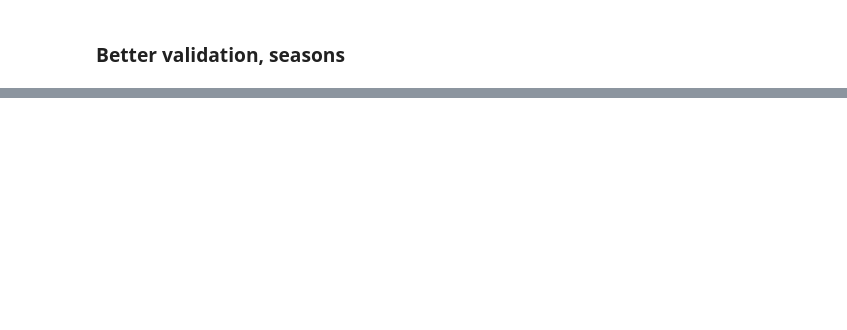
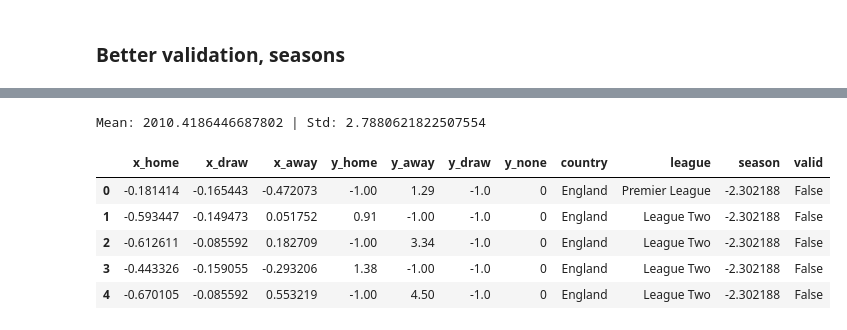
Before and after one commit to omlnaut/betting, a Jupyter notebook: analysis/kaggle.ipynb, the cells around one changed output, grey strips where cells are left out. Saved outputs shown, nothing was run; the diff lists cells and outputs as text; code cells hidden in the pictures; blank space fills up the shorter version.

Commit message:
kaggle dataset:seasons, better validation

```diff
--- a/analysis/kaggle.ipynb
+++ b/analysis/kaggle.ipynb
@@ -151,0 +180,8 @@ The easiest way to get better validation data is to transform the dates into sea
+# %%
+def season_from_row(row):
+    date = row.match_date
+    if date.month<=7:
+        season = date.year-1
+    else:
+        season = date.year
+    return season
@@ -151,0 +192,3 @@ The easiest way to get better validation data is to transform the dates into sea
+# %%
+raw_df['season'] = raw_df.apply(season_from_row, axis=1)
+raw_df.head()
@@ -151,0 +202,26 @@ The easiest way to get better validation data is to transform the dates into sea
+# %%
+class ColumnNormalizer:
+    def __init__(self, column):
+        self.mean = column.mean()
+        self.std = column.std()
+
+    def __call__(self, col):
+        return (col-self.mean) / self.std
+
+    def __str__(self): return f'Mean: {self.mean} | Std: {self.std}'
+    def __repr__(self): return str(self)
+# %%
+season_norm = ColumnNormalizer(raw_df.season)
+season_norm
+# %% [output]
+Mean: 2010.4186446687802 | Std: 2.7880621822507554
+# %%
+odds_df['season'] = season_norm(raw_df.season)
+odds_df.head()
+# %% [output]
+|  | x_home | x_draw | x_away | y_home | y_away | y_draw | y_none | country | league | season | valid |
+| 0 | -0.181414 | -0.165443 | -0.472073 | -1.00 | 1.29 | -1.0 | 0 | England | Premier League | -2.302188 | False |
+| 1 | -0.593447 | -0.149473 | 0.051752 | 0.91 | -1.00 | -1.0 | 0 | England | League Two | -2.302188 | False |
+| 2 | -0.612611 | -0.085592 | 0.182709 | -1.00 | 3.34 | -1.0 | 0 | England | League Two | -2.302188 | False |
+| 3 | -0.443326 | -0.159055 | -0.293206 | 1.38 | -1.00 | -1.0 | 0 | England | League Two | -2.302188 | False |
+| 4 | -0.670105 | -0.085592 | 0.553219 | -1.00 | 4.50 | -1.0 | 0 | England | League Two | -2.302188 | False |
```
Also changed, not shown: parts of 18 cells of this notebook, 1 other file.
